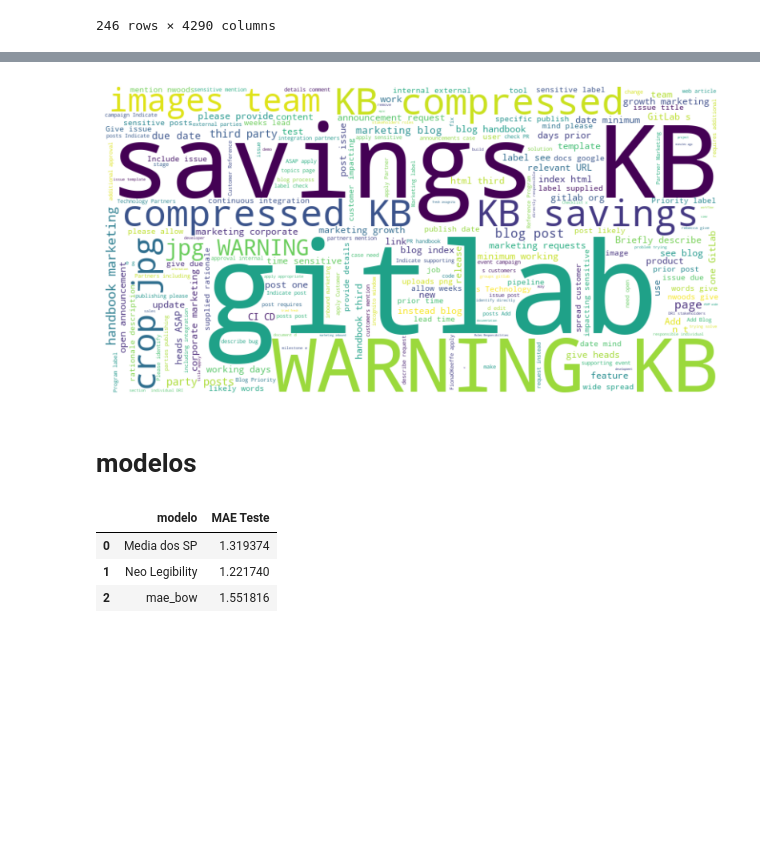
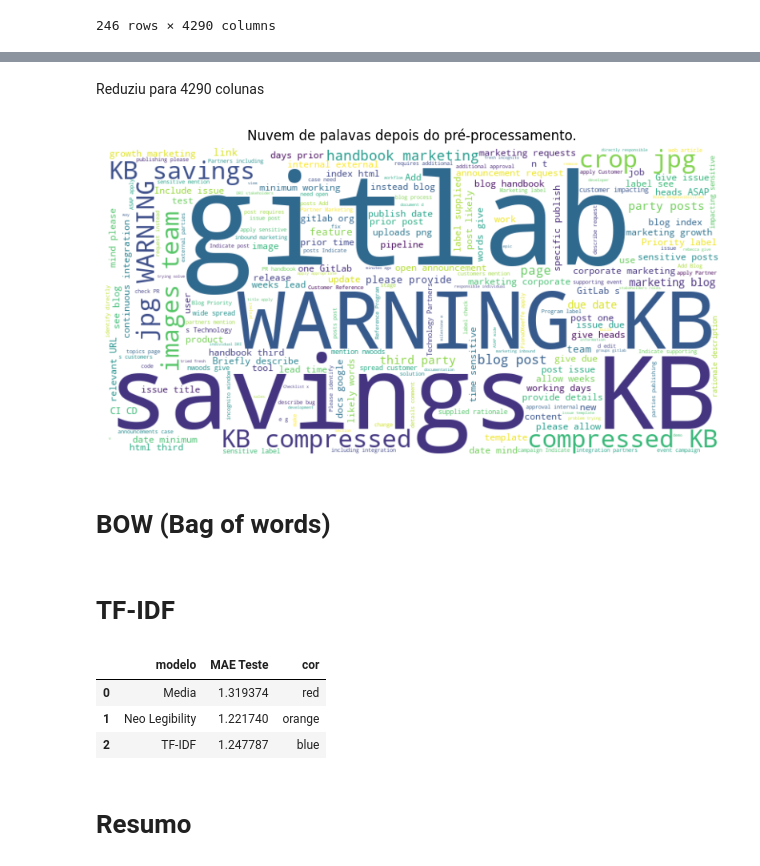
Before and after one commit to giseldo/Neo_Legibility_Python, a Jupyter notebook: notebooks/7764.ipynb, the cells around one changed output, grey strips where cells are left out. Saved outputs shown, nothing was run; the diff lists cells and outputs as text; code cells hidden in the pictures; blank space fills up the shorter version.

```diff
--- a/notebooks/7764.ipynb
+++ b/notebooks/7764.ipynb
@@ -366,9 +345,14 @@ bow_df_teste
+# %% [markdown]
+Reduziu para 4290 colunas
 # %%
 textos_concatenados = ' '.join(dados_treino['context'])
 wordcloud = WordCloud(width=800, height=400, background_color='white').generate(textos_concatenados)
 plt.figure(figsize=(10, 5))
 plt.imshow(wordcloud, interpolation='bilinear')
+plt.title("Nuvem de palavas depois do pré-processamento.")
 plt.axis('off')
 plt.show()
 # %% [output]
-[figure, old version]
+[figure, new version]
+# %% [markdown]
+# BOW (Bag of words)
@@ -375,14 +366,20 @@ plt.show()
+# %% [markdown]
+# TF-IDF
+# %%
+vec = TfidfVectorizer(max_features=50)
+tfidf_matrix_treino = vec.fit_transform(dados_treino["context"])
+tfidf_matrix_teste = vec.transform(dados_teste["context"])
+
+model = SVR(kernel='linear')
+model.fit(tfidf_matrix_treino, dados_treino["storypoints"])
+y_pred = model.predict(tfidf_matrix_teste)
+mae_tfidf = mean_absolute_error(dados_teste["storypoints"], y_pred)
+df_results = df_results.append({'modelo':'TF-IDF', 'MAE Teste': mae_tfidf, 'cor': 'blue'}, ignore_index=True)
+df_results
+# %% [output]
+|  | modelo | MAE Teste | cor |
+| 0 | Media | 1.319374 | red |
+| 1 | Neo Legibility | 1.221740 | orange |
+| 2 | TF-IDF | 1.247787 | blue |
 # %% [markdown]
-# modelos
+# Resumo
-# %%
-model = SVR(kernel='linear')
-model.fit(bow_df_treino, dados_treino["storypoints"])
-y_pred = model.predict(bow_df_teste)
-mae_bow = mean_absolute_error(dados_teste["storypoints"], y_pred)
-df_results = df_results.append({'modelo':'mae_bow', 'MAE Teste': mae_bow}, ignore_index=True)
-df_results
-# %% [output]
-|  | modelo | MAE Teste |
-| 0 | Media dos SP | 1.319374 |
-| 1 | Neo Legibility | 1.221740 |
-| 2 | mae_bow | 1.551816 |
```
Also changed, not shown: parts of 38 cells of this notebook, 37 other files.
